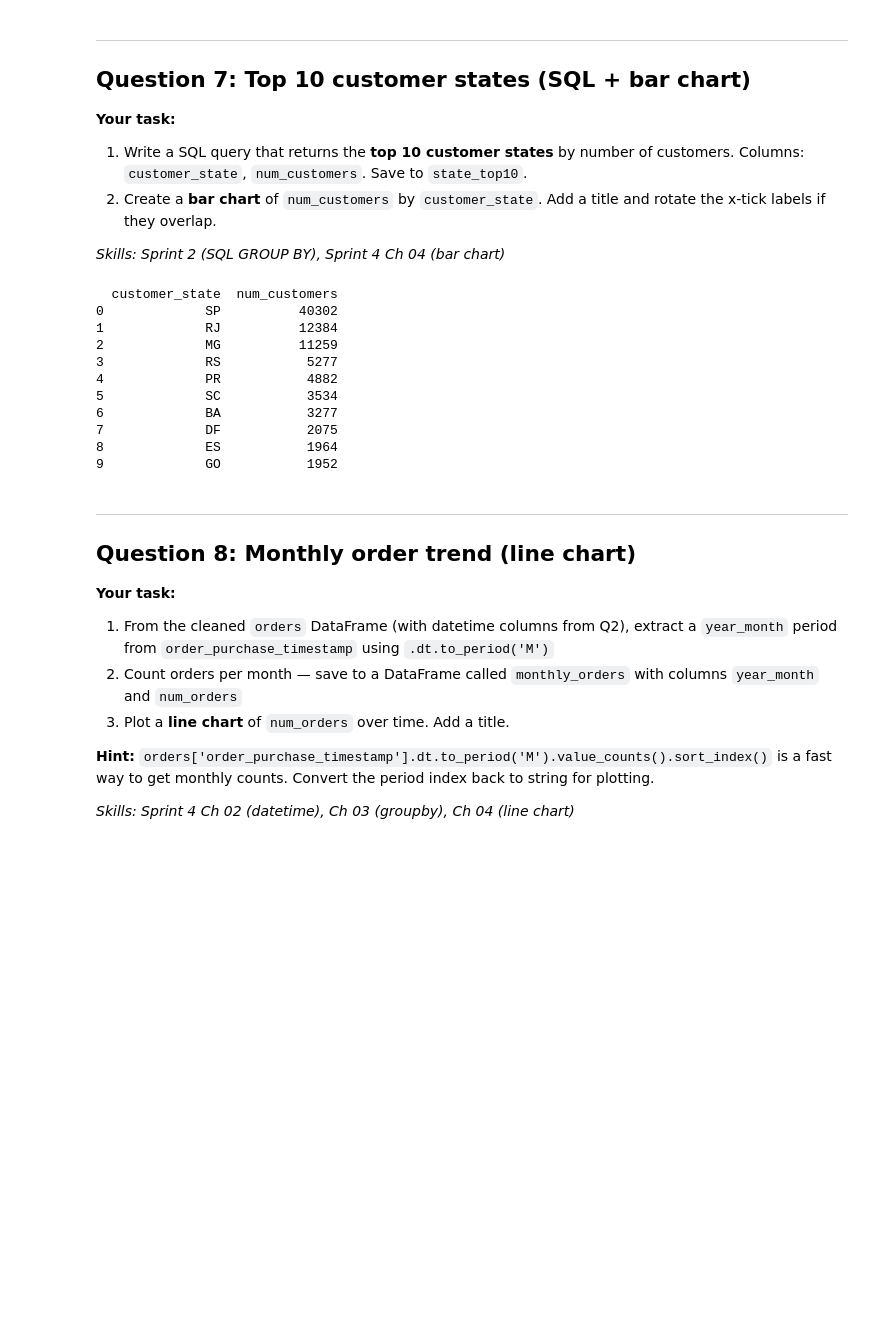
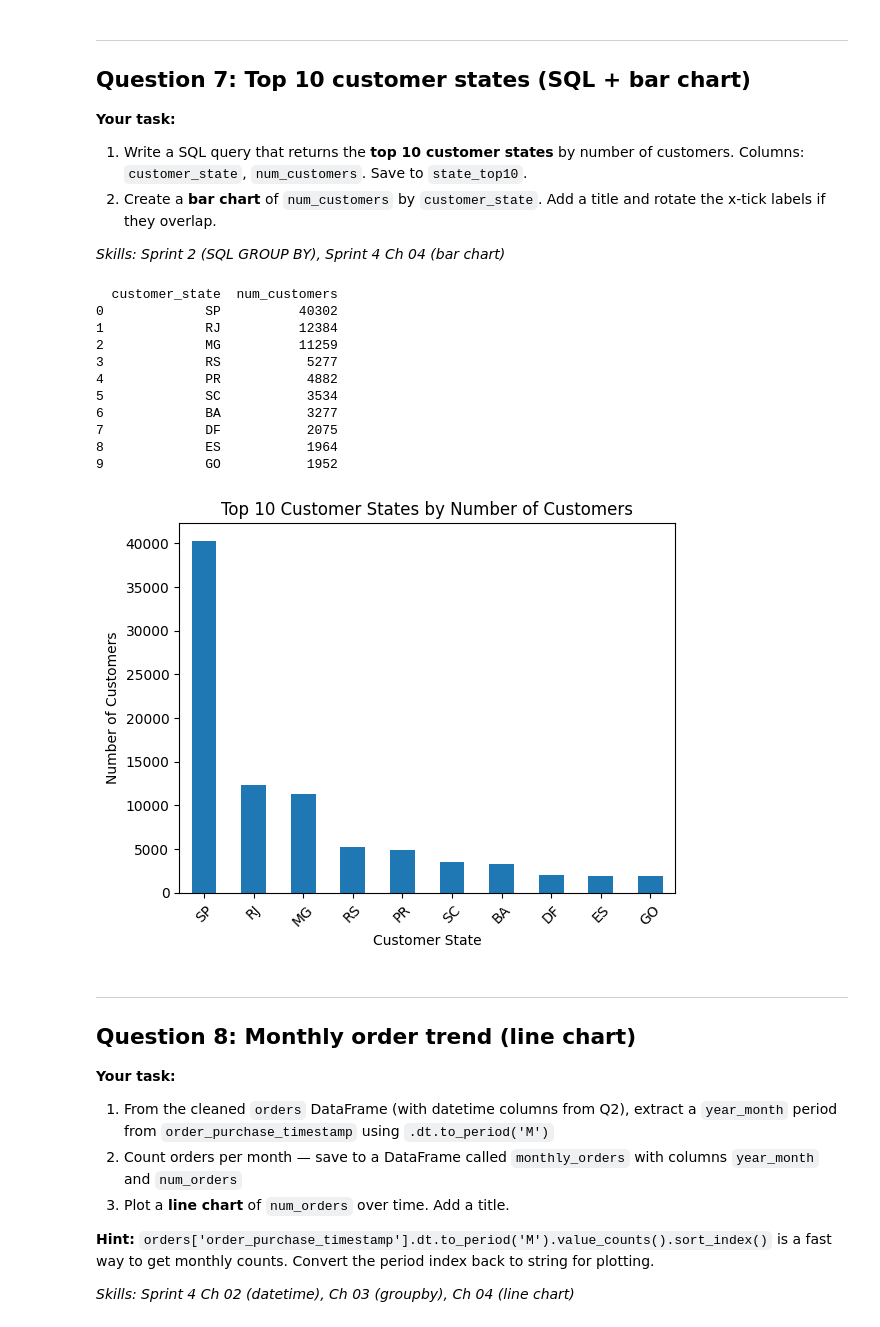
Before and after one commit to Abel-ephrem/python-project, a Jupyter notebook: sprint4_final_project_starter.ipynb, the cells around one changed output. Cells and saved outputs as stored; diff of their text form; code cells hidden in the pictures; blank space fills up the shorter version.

```diff
--- a/sprint4_final_project_starter.ipynb
+++ b/sprint4_final_project_starter.ipynb
@@ -353,29 +353,46 @@ garden_tools                       585646.54    4.042735     4361
 # %%
 # 1. Top 10 states by number of customers
 query = """
 SELECT
     customer_state,
     COUNT(DISTINCT customer_unique_id) AS num_customers
 FROM customers
 GROUP BY customer_state
 ORDER BY num_customers DESC
 LIMIT 10;
 """
 
 state_top10 = pd.read_sql(query, conn)
 print(state_top10)
+
+import pandas as pd
+from matplotlib import pyplot as plt
+
+state_top10.plot(
+    x='customer_state',
+    y='num_customers',
+    kind='bar',
+    title='Top 10 Customer States by Number of Customers',
+    xlabel='Customer State',
+    ylabel='Number of Customers',
+    rot=45,
+    legend=False
+)
+
+plt.show()
 # %% [output]
   customer_state  num_customers
 0             SP          40302
 1             RJ          12384
 2             MG          11259
 3             RS           5277
 4             PR           4882
 5             SC           3534
 6             BA           3277
 7             DF           2075
 8             ES           1964
 9             GO           1952
+[figure, added]
 # %% [markdown]
 ---
 
```
Also changed, not shown: parts of 2 cells of this notebook.
